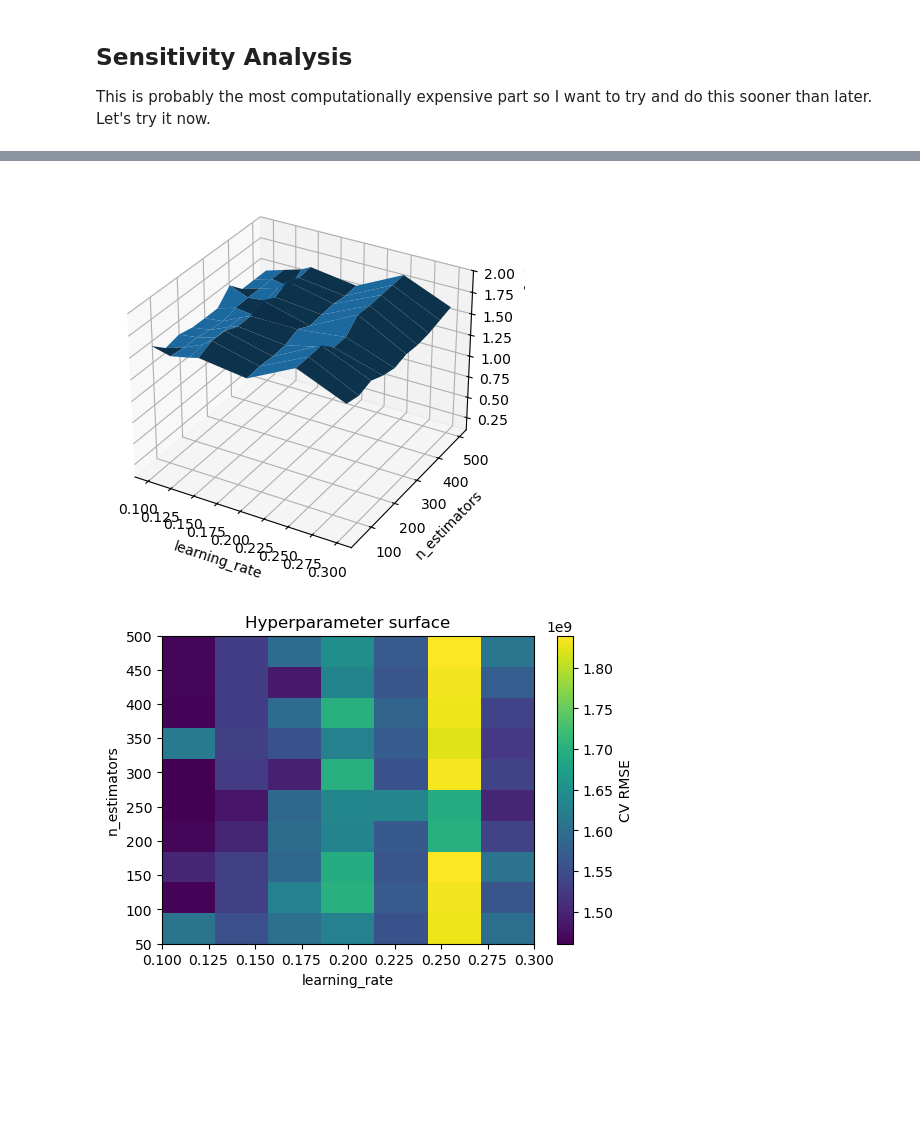
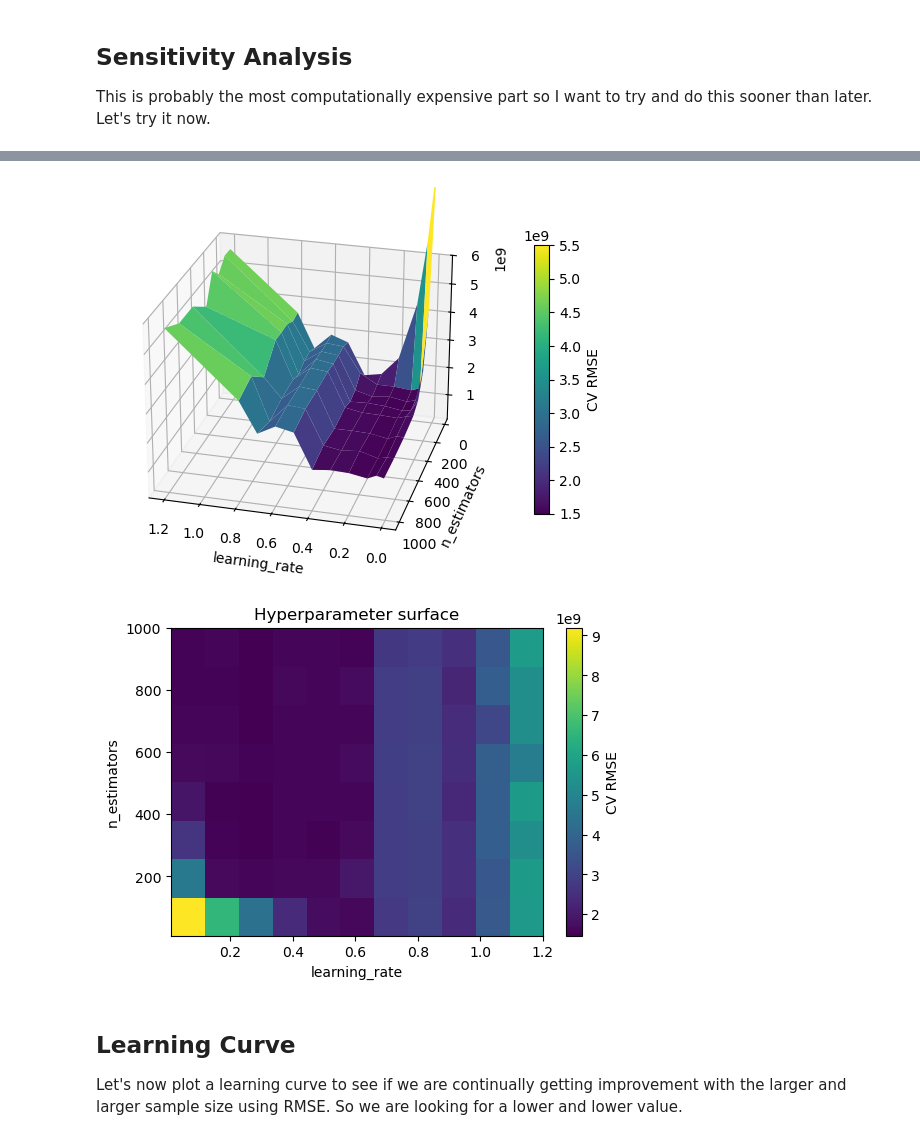
Before and after one commit to tmacpherson6/machine_learning_in_fundamental_valuations, a Jupyter notebook: Notebooks/Thomas/10 - Hyperparameter Tuning.ipynb, the cells around one changed output, grey strips where cells are left out. Drawn from its saved outputs; the diff is of its cells as text; code cells hidden in the pictures; blank space fills up the shorter version.

Commit message:
updated a lot of the indepth machine learning analysis

```diff
--- a/Notebooks/Thomas/10 - Hyperparameter Tuning.ipynb
+++ b/Notebooks/Thomas/10 - Hyperparameter Tuning.ipynb
@@ -363,0 +369,2 @@ alt.Chart(top).mark_bar(color='black',opacity=0.4).encode(
+# %%
+top_list = list(top['feature'])
@@ -473,26 +584,68 @@ plt.show()
+# %%
+# --- data and columns ---
+cat_cols = ['Sector','Exchange','Market Cap']
+cv = KFold(n_splits=5, shuffle=True, random_state=0)  # faster than 10-fold for sweeps
+
+# --- pipeline with feature reduction (post-OHE) ---
+pre = ColumnTransformer([("cat", OneHotEncoder(handle_unknown="ignore"), cat_cols)],
+                        remainder="passthrough")
+fs  = SelectKBest(score_func=mutual_info_regression, k=200)  # adjust k per speed
+base = GradientBoostingRegressor(
+    random_state=0, loss="squared_error",
+    max_depth=3, max_features=0.5, min_samples_leaf=1, min_samples_split=50, subsample=1.0
+)
+pipe = Pipeline([("pre", pre), ("fs", fs), ("model", base)])
+
+grid = ParameterGrid({
+    "model__learning_rate": [0.01, 0.05, 0.10, 0.2, 0.30, 0.4, 0.5 ,0.6, 0.7, 0.80, 1.20],
+    "model__n_estimators":  [10, 100, 200, 300, 400, 600, 800, 1000]
+})
+
+rows = []
+for p in grid:
+    pipe.set_params(**p)
+    # RMSE (positive)
+    rmse = -cross_val_score(pipe, X_tr, y_tr['Revenue_2025Q2'],
+                            cv=cv, scoring="neg_root_mean_squared_error",
+                            n_jobs=-1).mean()
+    rows.append({**p, "rmse": rmse})
+
+df = pd.DataFrame(rows)
+
+# --- 3D surface (matplotlib) ---
+Xv = sorted(df["model__learning_rate"].unique())
+Yv = sorted(df["model__n_estimators"].unique())
+Z = df.pivot(index="model__n_estimators", columns="model__learning_rate", values="rmse").loc[Yv, Xv].to_numpy()
 # %%
 # --- 3D surface (matplotlib) ---
 Xv = sorted(df["model__learning_rate"].unique())
 Yv = sorted(df["model__n_estimators"].unique())
 Z = df.pivot(index="model__n_estimators", columns="model__learning_rate", values="rmse").loc[Yv, Xv].to_numpy()
 
 Xg, Yg = np.meshgrid(Xv, Yv)
 fig = plt.figure(figsize=(7,5))
 ax = fig.add_subplot(111, projection="3d")
-ax.plot_surface(Xg, Yg, Z, linewidth=0, antialiased=True)
-ax.set_zlim(100_000_000, 2_000_000_000)
+surf = ax.plot_surface(Xg, Yg, Z, linewidth=0, cmap='viridis', antialiased=True)
+ax.set_zlim(100_000_000, 6_000_000_000)
+ax.view_init(elev=25, azim=105)        # optional
 ax.set_xlabel("learning_rate"); ax.set_ylabel("n_estimators"); ax.set_zlabel
 ("CV RMSE")
+# colorbar keyed to values
+cbar = fig.colorbar(surf, ax=ax, shrink=0.7, aspect=18, pad=0.08)
+cbar.set_label("CV RMSE")
 plt.show()
 
 # --- 2D heatmap (often clearer) ---
 plt.figure(figsize=(6,4))
 plt.imshow(Z, aspect="auto", origin="lower",
            extent=[min(Xv), max(Xv), min(Yv), max(Yv)])
 plt.colorbar(label="CV RMSE")
 plt.xlabel("learning_rate"); plt.ylabel("n_estimators")
 plt.title("Hyperparameter surface")
 plt.show()
 # %% [output]
-[figure, old version]
+[figure, new version]
-[figure, old version]
+[figure, new version]
+# %% [markdown]
+## Learning Curve
+Let's now plot a learning curve to see if we are continually getting improvement with the larger and larger sample size using RMSE. So we are looking for a lower and lower value.
```
Also changed, not shown: parts of 14 cells of this notebook.
